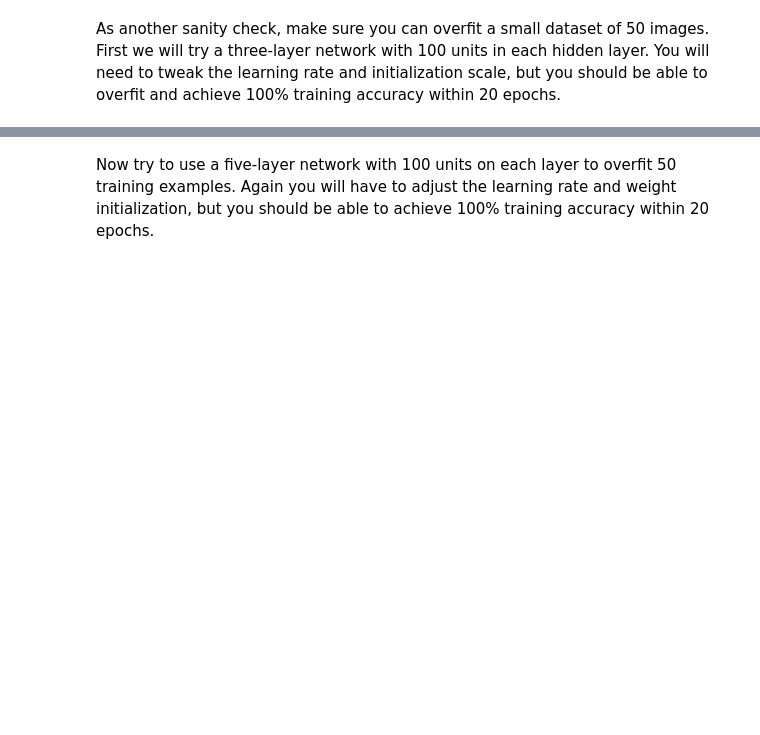
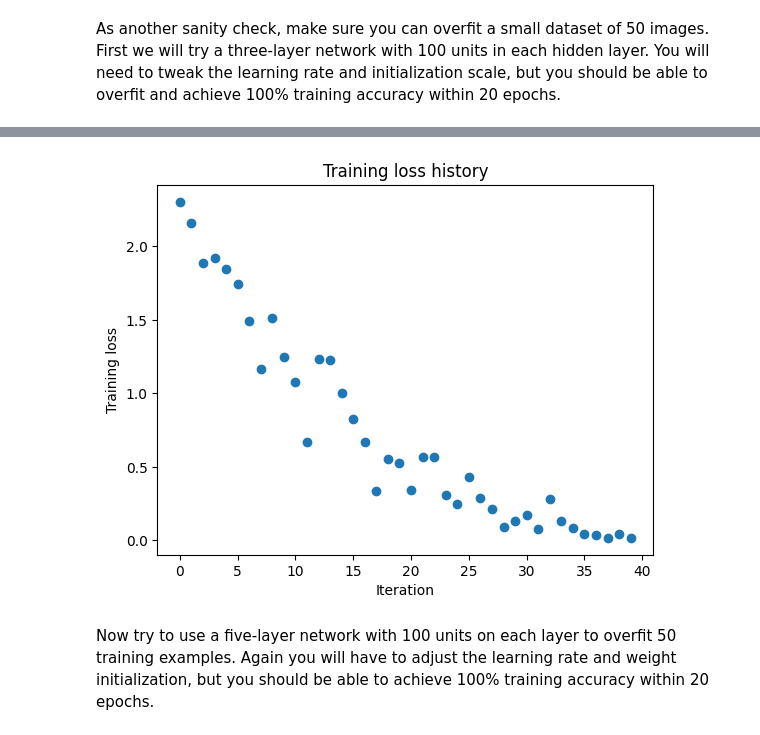
Before and after one commit to nraultwang/cs182, a Jupyter notebook: hw00/code/networks.ipynb, the cells around one changed output, grey strips where cells are left out. Cells and saved outputs as stored; diff of their text form; code cells hidden in the pictures; blank space fills up the shorter version.

```diff
--- a/hw00/code/networks.ipynb
+++ b/hw00/code/networks.ipynb
@@ -493,6 +508,8 @@ for reg in [0, 3.14]:
 As another sanity check, make sure you can overfit a small dataset of 50 images. First we will try a three-layer network with 100 units in each hidden layer. You will need to tweak the learning rate and initialization scale, but you should be able to overfit and achieve 100% training accuracy within 20 epochs.
 # %%
 # TODO: Use a three-layer Net to overfit 50 training examples.
+weight_scale = 1e-2
+learning_rate = 1e-2
 
 num_train = 50
 small_data = {
@@ -515,7 +532,7 @@ solver = Solver(model, small_data,
                 update_rule='sgd',
                 optim_config={
                   'learning_rate': learning_rate,
-                }
+                },
          )
 solver.train()
 
@@ -524,3 +541,4 @@ plt.title('Training loss history')
 plt.xlabel('Iteration')
 plt.ylabel('Training loss')
 plt.show()
+# %% [output]
@@ -527,3 +562,4 @@ plt.show()
+[figure, added]
 # %% [markdown]
 Now try to use a five-layer network with 100 units on each layer to overfit 50 training examples. Again you will have to adjust the learning rate and weight initialization, but you should be able to achieve 100% training accuracy within 20 epochs.
 # %%
```
Also changed, not shown: parts of 11 cells of this notebook, 4 other files.
